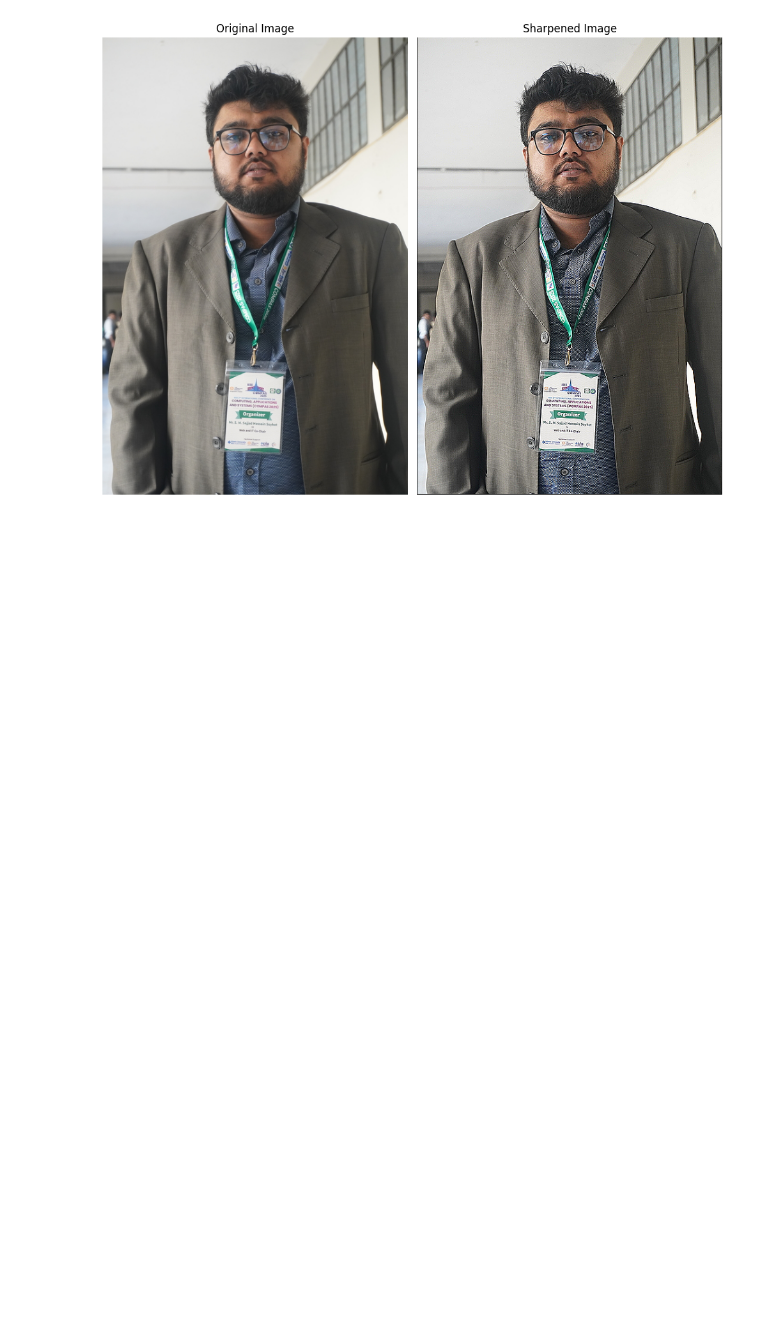
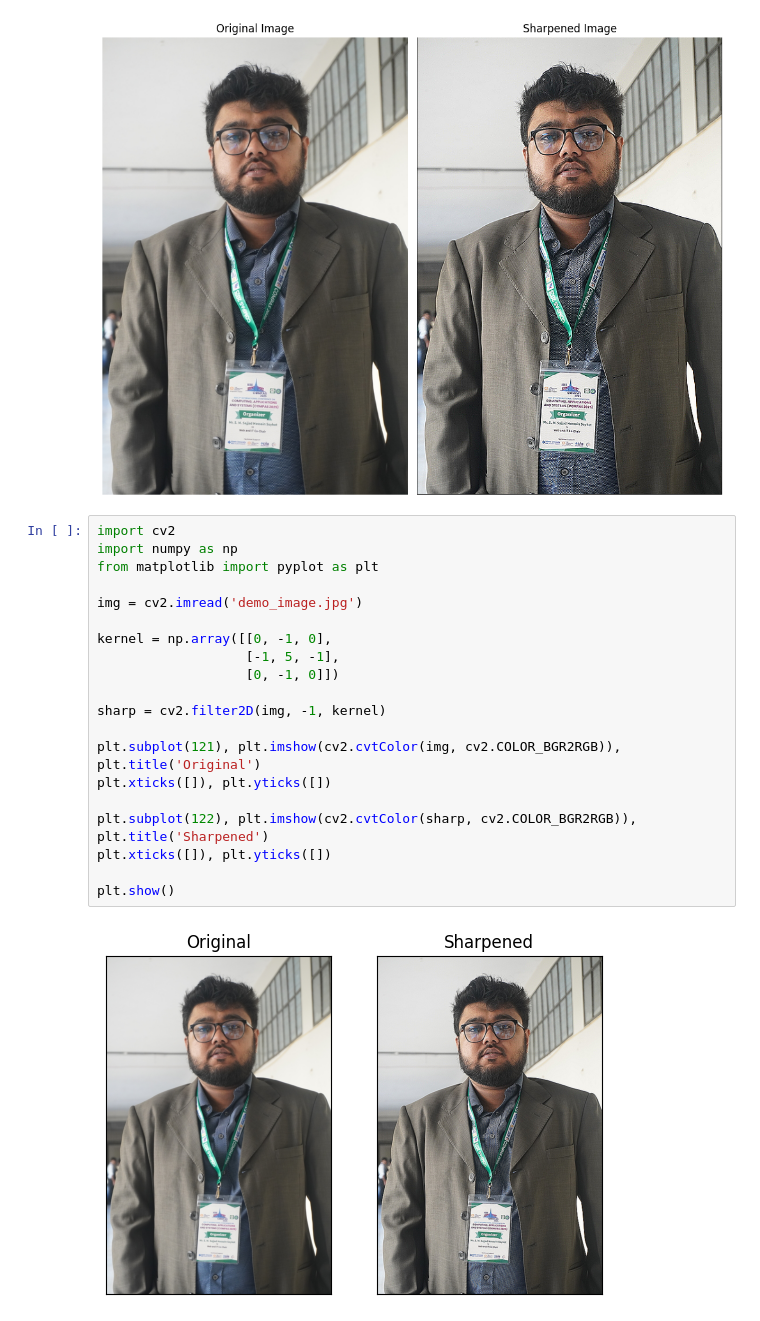
Before and after one commit to SajjadHossainSoykot/ICT-4104-Digital-Signal-and-Image-Processing-Laboratory, a Jupyter notebook: Exp7_Sharpening.ipynb, the cells around one changed output. Drawn from its saved outputs; the diff is of its cells as text; blank space fills up the shorter version.

```diff
--- a/Exp7_Sharpening.ipynb
+++ b/Exp7_Sharpening.ipynb
@@ -148,3 +148,25 @@ plt.savefig('Exp7_Output.png')  # Save full figure
 plt.show()
 # %% [output]
 [figure]
+# %%
+import cv2
+import numpy as np
+from matplotlib import pyplot as plt
+
+img = cv2.imread('demo_image.jpg')
+
+kernel = np.array([[0, -1, 0],
+                   [-1, 5, -1],
+                   [0, -1, 0]])
+
+sharp = cv2.filter2D(img, -1, kernel)
+
+plt.subplot(121), plt.imshow(cv2.cvtColor(img, cv2.COLOR_BGR2RGB)), plt.title('Original')
+plt.xticks([]), plt.yticks([])
+
+plt.subplot(122), plt.imshow(cv2.cvtColor(sharp, cv2.COLOR_BGR2RGB)), plt.title('Sharpened')
+plt.xticks([]), plt.yticks([])
+
+plt.show()
+# %% [output]
+[figure, added]
```
Also changed, not shown: 1 other file.
